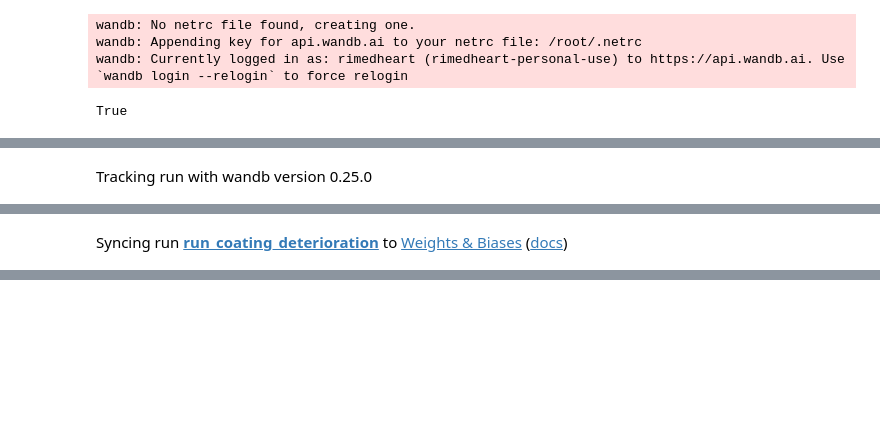
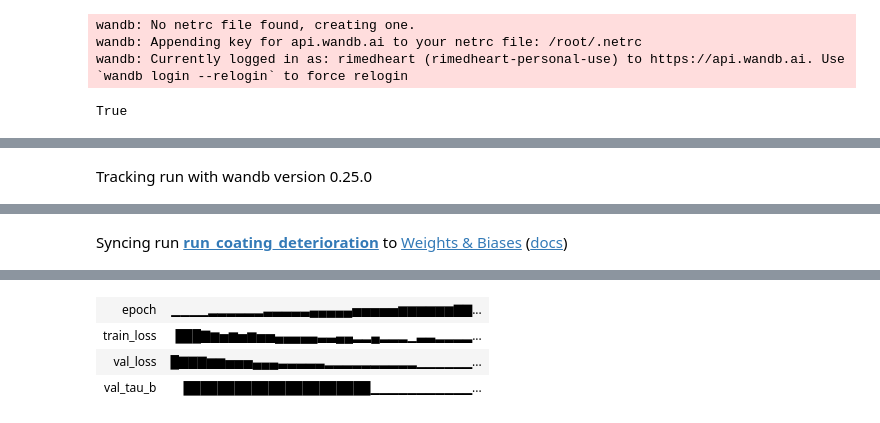
Before and after one commit to IlyaPhil/building-facades-damage-prediction, a Jupyter notebook: notebooks/4. facade-damage-ranking.ipynb, the cells around one changed output, grey strips where cells are left out. Cells and saved outputs as stored; diff of their text form; code cells hidden in the pictures; blank space fills up the shorter version.

```diff
--- a/notebooks/4. facade-damage-ranking.ipynb
+++ b/notebooks/4. facade-damage-ranking.ipynb
@@ -71,70 +75,89 @@ class PairwiseDataset(Dataset):
         return torch.tensor(self.features_a[idx]), torch.tensor(self.features_b[idx]), torch.tensor(self.labels[idx])
 # %%
 class RankNetHead(nn.Module):
-    def __init__(self, input_dim=3, hidden_dim=8):
+    def __init__(self, input_dim=3):
         super(RankNetHead, self).__init__()
-        self.scorer = nn.Sequential(
-            nn.Linear(input_dim, hidden_dim),
-            nn.ReLU(),
-            nn.Linear(hidden_dim, 1)
-        )
-    def forward(self, x_a, x_b): return self.scorer(x_a) - self.scorer(x_b)
-    def predict_score(self, x): return torch.sigmoid(self.scorer(x))
+        # Инициализируем 3 веса как обучаемый тензор (начинаем с микро-плюсиков)
+        self.weights = nn.Parameter(torch.ones(1, input_dim) * 0.1)
+
+    def get_positive_weights(self):
+        # ЖЕСТКОЕ ОГРАНИЧЕНИЕ: Берем модуль от весов. Они НИКОГДА
+        # не смогут стать отрицательными, как бы градиент ни старался.
+        return torch.abs(self.weights)
+
+    def forward(self, x_a, x_b):
+        w = self.get_positive_weights()
+        score_a = F.linear(x_a, w)
+        score_b = F.linear(x_b, w)
+        return score_a - score_b
+
+    def predict_score(self, x):
+        w = self.get_positive_weights()
+        return torch.sigmoid(F.linear(x, w))
+
 
 SESSIONS = ['coating_deterioration', 'cracks', 'masonry_degradation', 'moisture_bio_damage', 'vandalism']
 trained_models = {}
 
 for session in SESSIONS:
-    pairs_file = f'/kaggle/input/datasets/neuromant/ranknet-dataset-206-imgs/ranking_pairs_{session}.csv'
+    pairs_file = f'/kaggle/input/datasets/neuromant/ranking-dataset-300-imgs/ranking_dataset- 300-imgs/ranking_pairs_{session}.csv'
     if not os.path.exists(pairs_file): continue
 
     pairs_df = pd.read_csv(pairs_file)
-    dataset = PairwiseDataset(pairs_df, features_df_scaled, session)
-    if len(dataset) < 10: continue
 
-    dataloader = DataLoader(dataset, batch_size=16, shuffle=True)
+    train_df, val_df = train_test_split(pairs_df, test_size=0.2, random_state=42)
 
-    model = RankNetHead(input_dim=3, hidden_dim=8)
+    train_dataset = PairwiseDataset(train_df, features_df_scaled, session)
+    val_dataset = PairwiseDataset(val_df, features_df_scaled, session)
+
+    train_loader = DataLoader(train_dataset, batch_size=16, shuffle=True)
+    # Для валидации берем размер батча = размеру всей выборки, чтобы посчитать Tau-b один раз
+    val_loader = DataLoader(val_dataset, batch_size=len(val_dataset), shuffle=False)
+
+    model = RankNetHead(input_dim=3)
     criterion = nn.BCEWithLogitsLoss()
-    optimizer = optim.Adam(model.parameters(), lr=0.01)
+    optimizer = optim.Adam(model.parameters(), lr=0.001)
 
-    # Инициализируем отдельный W&B проект на каждую сессию
-    wandb.init(project="facades-damage-ranking", name=f"run_{session}", reinit=True)
+    wandb.init(project="master-thesis-ranknet", name=f"run_{session}", reinit=True)
 
-    print(f"\n--- Обучение: {session.upper()} (пар: {len(dataset)}) ---")
-    EPOCHS = 100
+    print(f"\n--- Обучение: {session.upper()} (Train: {len(train_dataset)} | Val: {len(val_dataset)}) ---")
+    EPOCHS = 50
     for epoch in range(EPOCHS):
-        total_loss, correct_pairs, total_pairs = 0.0, 0, 0
+        model.train()
+        total_loss = 0.0
 
-        for vec_a, vec_b, labels in dataloader:
+        # Обучение
+        for vec_a, vec_b, labels in train_loader:
             optimizer.zero_grad()
-            diff_scores = model(vec_a, vec_b).squeeze()
-
+            diff_scores = model(vec_a, vec_b).squeeze(-1)
             loss = criterion(diff_scores, labels)
             loss.backward()
             optimizer.step()
             total_loss += loss.item()
 
-            # Расчет Accuracy
-            # Игнорируем метки 0.5 (одинаково) при расчете точности для простоты
-            with torch.no_grad():
-                preds = (diff_scores > 0).float()
-                mask = (labels != 0.5)
-                correct_pairs += (preds[mask] == labels[mask]).sum().item()
-                total_pairs += mask.sum().item()
+        epoch_loss = total_loss / len(train_loader)
 
-        epoch_loss = total_loss / len(dataloader)
-        epoch_acc = (correct_pairs / total_pairs) if total_pairs > 0 else 0.0
+        # Валидация
+        model.eval()
+        with torch.no_grad():
+            for val_a, val_b, val_labels in val_loader:
+                val_diff_scores = model(val_a, val_b).squeeze(-1)
+                val_loss = criterion(val_diff_scores, val_labels).item()
 
-        # Логируем в Wandb
-        wandb.log({"epoch": epoch, "loss": epoch_loss, "accuracy": epoch_acc})
+                # РАСЧЕТ TAU-B ПО ВСЕЙ ВАЛИДАЦИОННОЙ ВЫБОРКЕ (включая ties)
+                # scipy.stats.kendalltau автоматически обрабатывает связи (Tau-b)
+                # Если дисперсии нет (например, модель выдает одни нули), tau может вернуть NaN
+                tau_b, _ = kendalltau(val_labels.numpy(), val_diff_scores.numpy())
+                if np.isnan(tau_b):
+                    tau_b = 0.0
+
+        wandb.log({"epoch": epoch, "train_loss": epoch_loss, "val_loss": val_loss, "val_tau_b": tau_b})
 
         if (epoch+1) % 10 == 0:
-            print(f"Epoch {epoch+1}/{EPOCHS}, Loss: {epoch_loss:.4f}, Accuracy: {epoch_acc:.2%}")
+            print(f"Epoch {epoch+1:03d}/{EPOCHS} | Train Loss: {epoch_loss:.4f} | Val Loss: {val_loss:.4f} | Val Tau-b: {tau_b:.3f}")
 
-    model.eval()
     trained_models[session] = model
-    wandb.finish() # Закрываем запуск сессии
+    wandb.finish()
 
 print("\nОбучение завершено!")
 # %% [output]
@@ -159,0 +178,4 @@ Epoch 100/100, Loss: 0.4285, Accuracy: 82.83%
+| epoch | ▁▁▁▁▂▂▂▂▂▂▃▃▃▃▃▄▄▄▄▄▅▅▅▅▅▆▆▆▆▆▆▇▇... |
+| train_loss | ███▇▆▅▆▅▆▅▅▄▄▄▄▄▃▃▄▄▂▂▄▂▂▂▁▃▃▂▂▂▂... |
+| val_loss | █▇▇▇▆▆▅▅▅▄▄▄▃▃▃▃▃▂▂▂▂▂▂▂▂▂▂▁▁▁▁▁▁... |
+| val_tau_b | ██████████████████████▁▁▁▁▁▁▁▁▁▁▁... |
```
Also changed, not shown: parts of 10 cells of this notebook, 20 other files.
